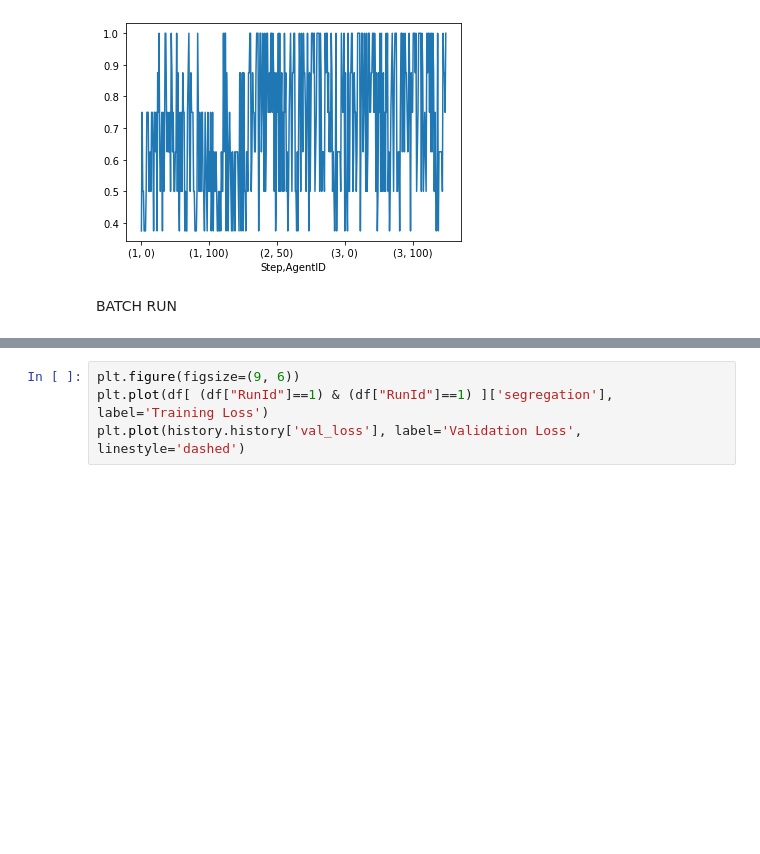
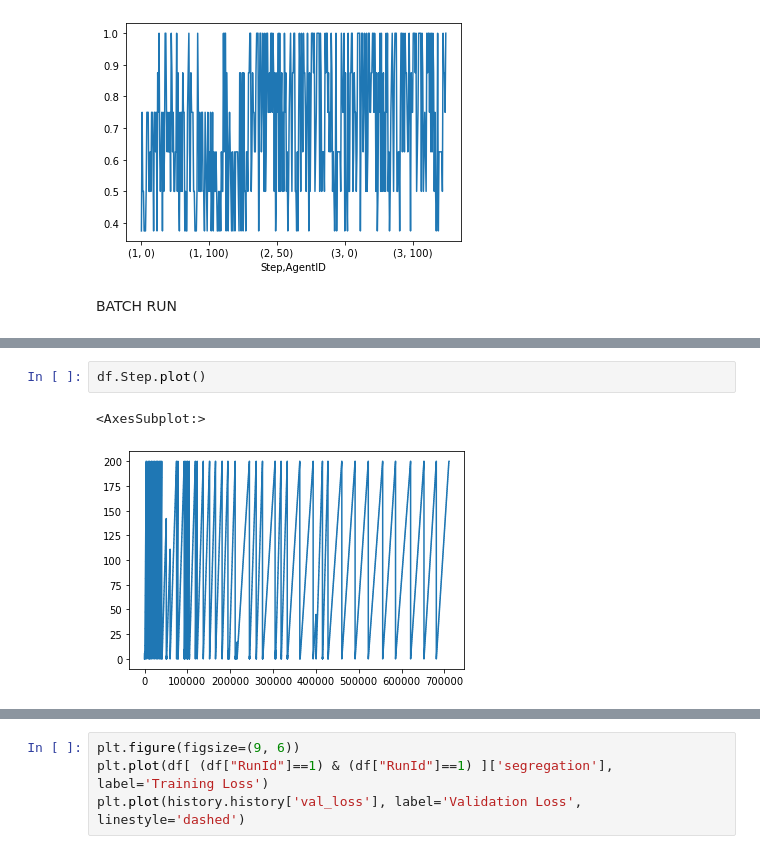
Before and after one commit to matteo-Donofrio-unipi/GEOSPA, a Jupyter notebook: schelling_model2.ipynb, the cells around one changed output, grey strips where cells are left out. Cells and saved outputs as stored; diff of their text form; blank space fills up the shorter version.

```diff
--- a/schelling_model2.ipynb
+++ b/schelling_model2.ipynb
@@ -142 +155,6 @@ df
+# %%
+df.Step.plot()
+# %% [output]
+<AxesSubplot:>
+[figure, added]
 # %%
```
Also changed, not shown: parts of 40 cells of this notebook, 1 other file.
